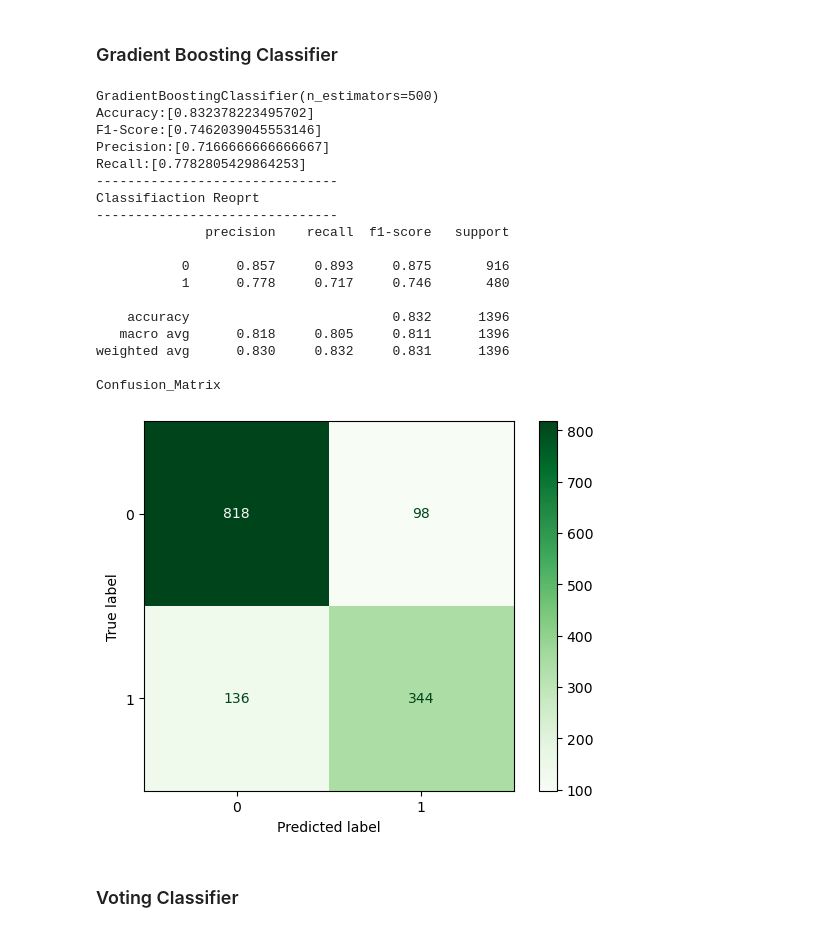
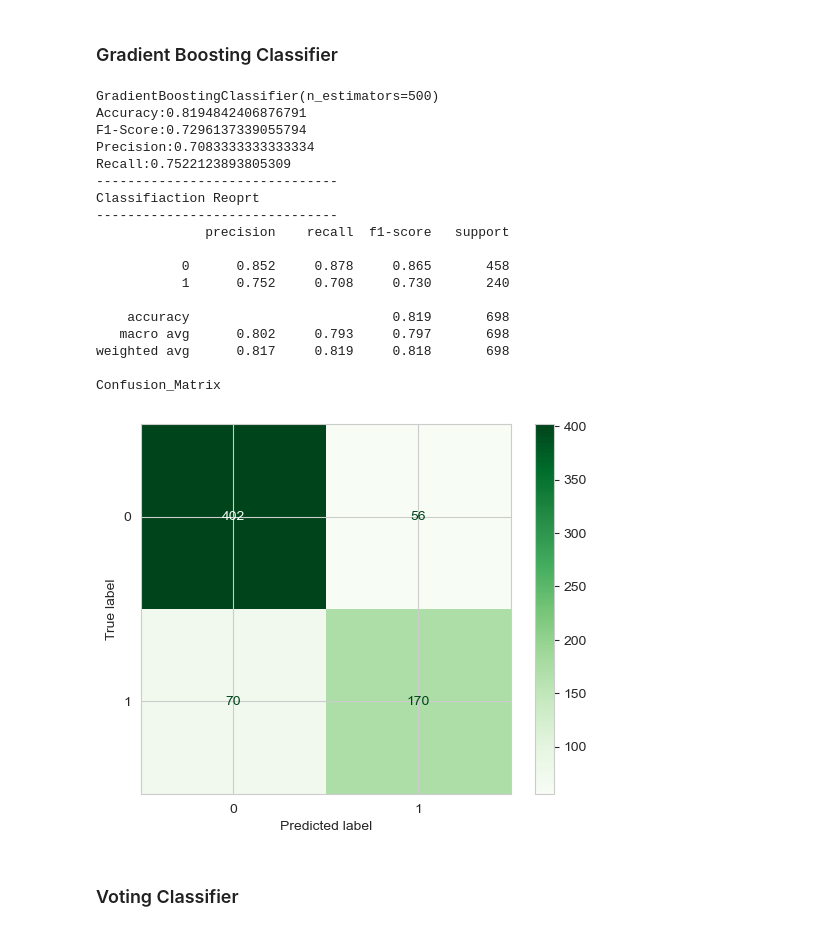
Before and after one commit to mamounalghaslan/mx-projects, a Jupyter notebook: math/employee-retention.ipynb, the cells around one changed output. Saved outputs shown, nothing was run; the diff lists cells and outputs as text; code cells hidden in the pictures.

```diff
--- a/math/employee-retention.ipynb
+++ b/math/employee-retention.ipynb
@@ -206,11 +230,24 @@ At this stage, we will have explored the data enough to understand the problem a
 from sklearn.model_selection import train_test_split
 
 # splitting the dataset into train and test sets
-x_train, x_test, y_train, y_test = train_test_split(df_t.drop(['LeaveOrNot'], axis=1),
+x_train, x_combined, y_train, y_combined = train_test_split(df_t.drop(['LeaveOrNot'], axis=1),
                                                     df_t['LeaveOrNot'],
                                                     random_state=42,
                                                     test_size=0.3,
                                                     stratify=df_t['LeaveOrNot'])
 
-x_train.shape, y_train.shape, x_test.shape, y_test.shape
+x_test, x_val, y_test, y_val = train_test_split(x_combined,
+                                                y_combined,
+                                                random_state=42,
+                                                test_size=0.5,
+                                                stratify=y_combined)
+
+x_train_val = pd.concat([x_train, x_val])
+y_train_val = pd.concat([y_train, y_val])
+
+# Print the shapes
+print(x_train.shape, y_train.shape)
+print(x_test.shape, y_test.shape)
+print(x_val.shape, y_val.shape)
+print(x_train_val.shape, y_train_val.shape)
 # %% [output]
@@ -303,62 +343,57 @@ Confusion_Matrix
 # %%
 from sklearn.ensemble import GradientBoostingClassifier
 
 gbc_param_grid = {
-                      "learning_rate": [0.05, 0.1, 0.02],
-                      "n_estimators": [100,200,300,400,500],
-                      "min_samples_split": [2,3,10],
-                      "min_samples_leaf": [1,3,10]
-                      }
+    "learning_rate": [0.05, 0.1, 0.02],
+    "n_estimators": [100,200,300,400,500],
+    "min_samples_split": [2,3,10],
+    "min_samples_leaf": [1,3,10]
+}
 
-gbc=GradientBoostingClassifier()
-gbc_model= GridSearchCV(gbc, gbc_param_grid, cv=5, scoring="f1_macro", n_jobs=-1 )
-gbc_model.fit(x_train_smote,y_train_smote)
-y_pred= gbc_model.predict(x_test)
+gbc = GradientBoostingClassifier()
+gbc_model = GridSearchCV(gbc, gbc_param_grid, cv=5, scoring="f1_macro", n_jobs=-1 )
+gbc_model.fit(x_train_smote, y_train_smote)
+y_pred = gbc_model.predict(x_val)
 print(gbc_model.best_estimator_)
 
-accuracy_scores=[]
-f1_scores=[]
-precision_scores=[]
-recall_scores=[]
-
-accuracy_scores.append(accuracy_score(y_pred, y_test))
-f1_scores.append(f1_score(y_pred, y_test))
-precision_scores.append(precision_score(y_pred, y_test))
-recall_scores.append(recall_score(y_pred, y_test))
+accuracy_scores.append(accuracy_score(y_pred, y_val))
+f1_scores.append(f1_score(y_pred, y_val))
+precision_scores.append(precision_score(y_pred, y_val))
+recall_scores.append(recall_score(y_pred, y_val))
 
 # Print the Results
-print(f"Accuracy:{accuracy_scores}")
-print(f"F1-Score:{f1_scores}")
-print(f"Precision:{precision_scores}")
-print(f"Recall:{recall_scores}")
+print(f"Accuracy:{accuracy_scores[-1]}")
+print(f"F1-Score:{f1_scores[-1]}")
+print(f"Precision:{precision_scores[-1]}")
+print(f"Recall:{recall_scores[-1]}")
 
 print("-------------------------------")
 print("Classifiaction Reoprt")
 print("-------------------------------")
-print(classification_report(y_test,y_pred,digits=3))
+print(classification_report(y_val, y_pred,digits=3))
 print("Confusion_Matrix")
-ConfusionMatrixDisplay.from_predictions(y_test,y_pred,cmap="Greens")
+ConfusionMatrixDisplay.from_predictions(y_val, y_pred,cmap="Greens")
 plt.show()
 # %% [output]
 GradientBoostingClassifier(n_estimators=500)
-Accuracy:[0.832378223495702]
-F1-Score:[0.7462039045553146]
-Precision:[0.7166666666666667]
-Recall:[0.7782805429864253]
+Accuracy:0.8194842406876791
+F1-Score:0.7296137339055794
+Precision:0.7083333333333334
+Recall:0.7522123893805309
 -------------------------------
 Classifiaction Reoprt
 -------------------------------
               precision    recall  f1-score   support
 
-           0      0.857     0.893     0.875       916
-           1      0.778     0.717     0.746       480
+           0      0.852     0.878     0.865       458
+           1      0.752     0.708     0.730       240
 
-    accuracy                          0.832      1396
-   macro avg      0.818     0.805     0.811      1396
-weighted avg      0.830     0.832     0.831      1396
+    accuracy                          0.819       698
+   macro avg      0.802     0.793     0.797       698
+weighted avg      0.817     0.819     0.818       698
 
 Confusion_Matrix
-[figure, old version]
+[figure, new version]
 # %% [markdown]
 ### Voting Classifier
 # %%
```
Also changed, not shown: parts of 32 cells of this notebook.
